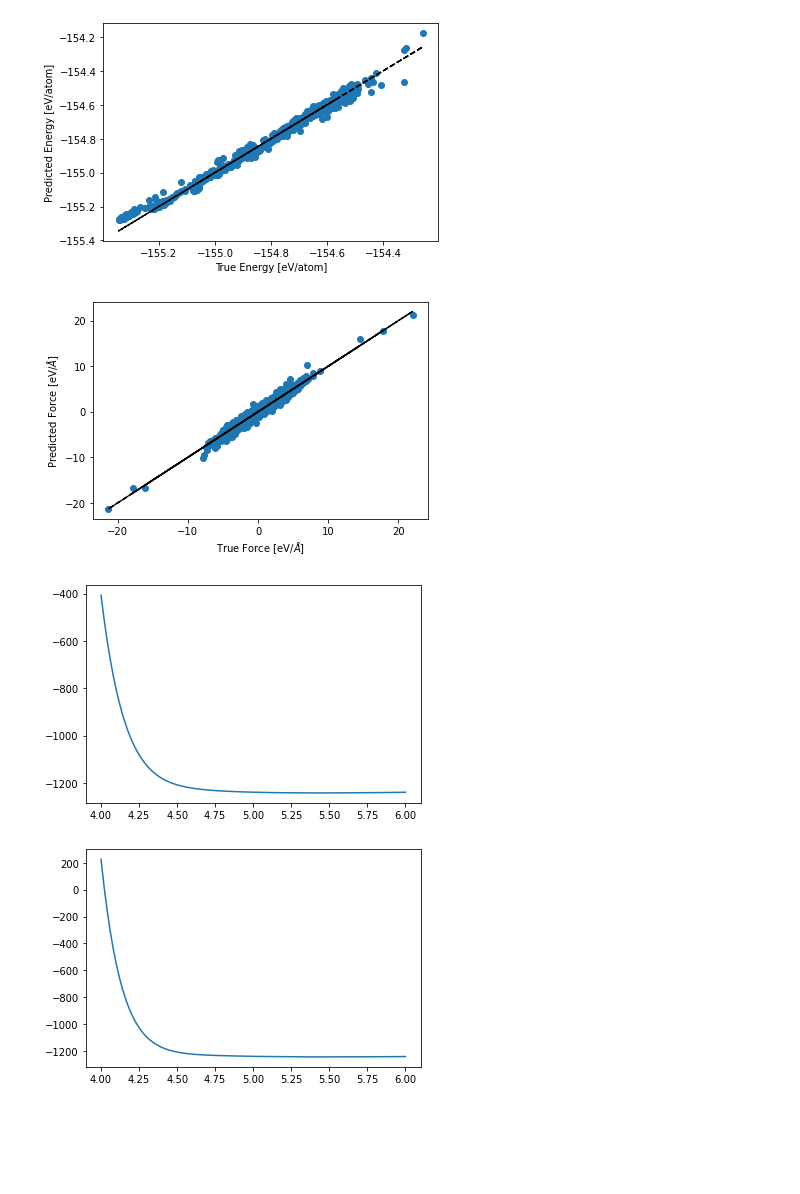
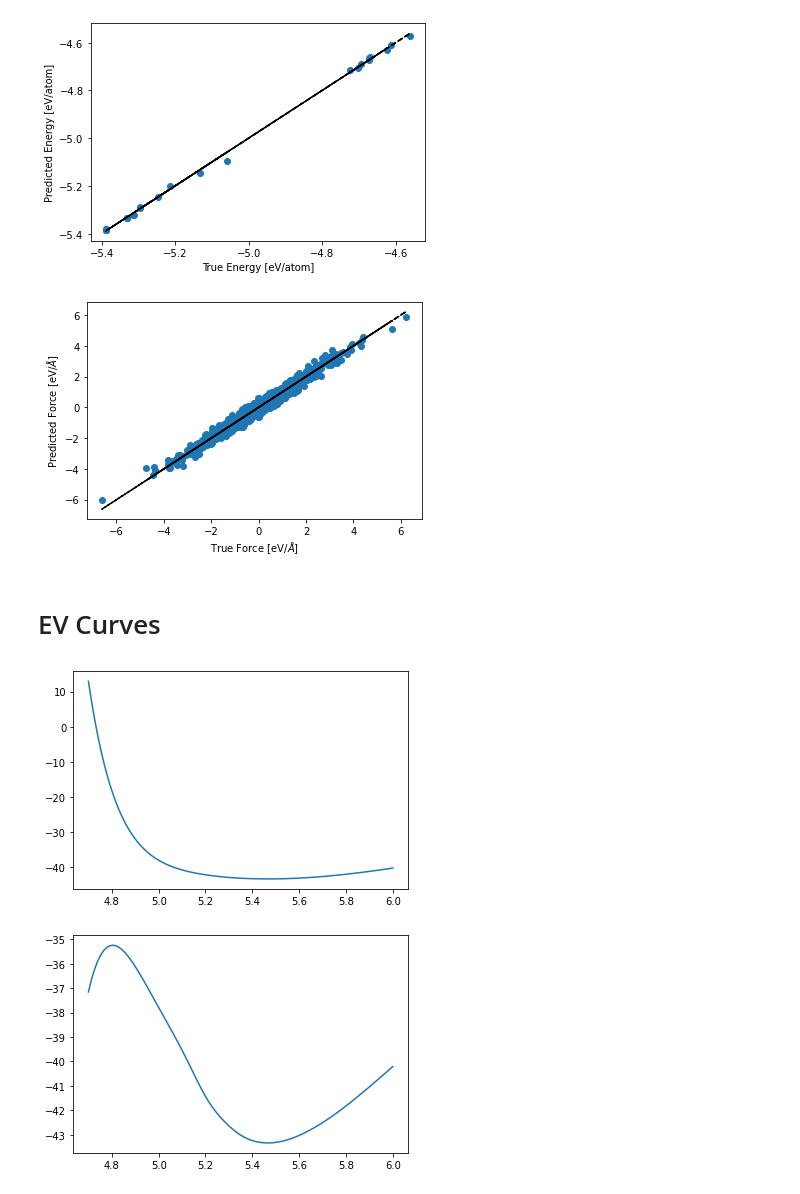
Before and after one commit to ClaudioZeni/Castle, a Jupyter notebook: notebooks/Test.ipynb, the cells around one changed output. Cells and saved outputs as stored; diff of their text form; code cells hidden in the pictures; blank space fills up the shorter version.

```diff
--- a/notebooks/Test.ipynb
+++ b/notebooks/Test.ipynb
@@ -18,17 +17,17 @@ species = 'Si'
 N = 5
 maxdeg = 8
 rcut = rcuts[species]
-force_name = 'forces'
-energy_name = 'energy'
+force_name = 'dft_forces'
+energy_name = 'DFT_PE'
 noise = 1e-6
 
-root = f"/home/claudio/postdoc/data/Si_ruggero/"
+root = f"/home/claudio/postdoc/data/Zuo/{species}/"
 
-# tr_features, val_features = utils.extract_features(root, "train.xyz", "test.xyz",
-#                                              N=N, maxdeg=maxdeg, rcut=rcut, force_name = force_name, energy_name =energy_name,
-#                                             species = species)
+tr_features, val_features = utils.extract_features(root, "train_trajectory.xyz", "validation_trajectory.xyz",
+                                                   N=N, maxdeg=maxdeg, rcut=rcut, force_name=force_name,
+                                                   energy_name=energy_name, species=species)
 
 e_t, f_t, e_val, f_val, nat_tr, nat_val, tr_features, val_features = utils.load_everything(
-    root, "train.xyz", "test.xyz",
+    root, "train_trajectory.xyz", "validation_trajectory.xyz",
     f"tr_features_N_{N}_d_{maxdeg}_cut_{rcut}.xz", f"val_features_N_{N}_d_{maxdeg}_cut_{rcut}.xz",
     force_name = force_name, energy_name =energy_name)
@@ -35,8 +37,9 @@ e_t, f_t, e_val, f_val, nat_tr, nat_val, tr_features, val_features = utils.load_
 # %%
-model_lin = train_linear_model(tr_features, noise, e_t, f_t)
+model_lin = LinearPotential()
+model_lin.fit_from_features(tr_features, noise, e_t, f_t)
 
 # evaluate its performances
-%time ep, fp = model_lin.predict(val_features)
+%time ep, fp = model_lin.predict_from_features(val_features)
 
 print_score(ep/nat_val, e_val/nat_val)
 print_score(fp.flatten(), f_val.flatten())
@@ -62,11 +65,10 @@ MAE=0.167 RMSE=0.230 SUP=3.254 R2=0.929
 # %%
-n_clusters = 'auto'
+n_clusters = 4
 # train the model
-model_ens =  train_ensamble_linear_model(tr_features, noise, e_t, f_t,
-                         n_clusters=n_clusters, clustering_type='kmeans')
-
+model_ens =  LPEnsamble(n_clusters=n_clusters, clustering_type='kmeans', baseline_percentile=0)
+model_ens.fit_from_features(tr_features, e_t, f_t, noise)
 # evaluate its performances
-%time ep, fp = model_ens.predict(val_features)
+%time ep, fp = model_ens.predict_from_features(val_features)
 print_score(ep/nat_val, e_val/nat_val)
 print_score(fp.flatten(), f_val.flatten())
 
@@ -90,5 +91,7 @@ MAE=0.167 RMSE=0.230 SUP=3.254 R2=0.929
-[figure, old version]
+[figure, new version]
-[figure, old version]
+[figure, new version]
+# %% [markdown]
+# EV Curves
 # %%
 from ase.lattice.cubic import FaceCenteredCubic, Diamond
 from scipy.optimize import leastsq, minimize
@@ -109,7 +112,7 @@ calc_ens = ASEMLCalculator(model_ens, model_ens.representation)
 # %%
 num = 100
 en = np.zeros(num)
-distances = np.linspace(4.0, 6, num)
+distances = np.linspace(4.7, 6, num)
 for i in range(num):
     atoms = bulk('Si', 'diamond', a=distances[i], cubic=True)
     atoms.set_calculator(calc_lin)
@@ -118,11 +121,11 @@ for i in range(num):
 plt.plot(distances, en)
 plt.show()
 # %% [output]
-[figure, old version]
+[figure, new version]
 # %%
-num = 200
+num = 100
 en = np.zeros(num)
-distances = np.linspace(4, 6, num)
+distances = np.linspace(4.7, 6, num)
 for i in range(num):
     atoms = bulk('Si', 'diamond', a=distances[i], cubic=True)
     atoms.set_calculator(calc_ens)
@@ -131,4 +134,4 @@ for i in range(num):
 plt.plot(distances, en)
 plt.show()
 # %% [output]
-[figure, old version]
+[figure, new version]
```
Also changed, not shown: parts of 10 cells of this notebook, 8 other files.
